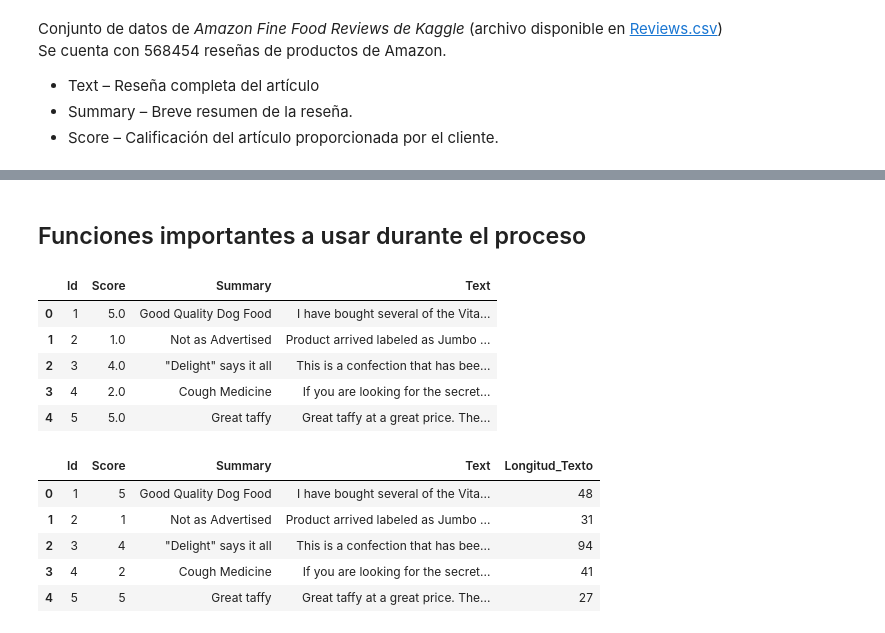
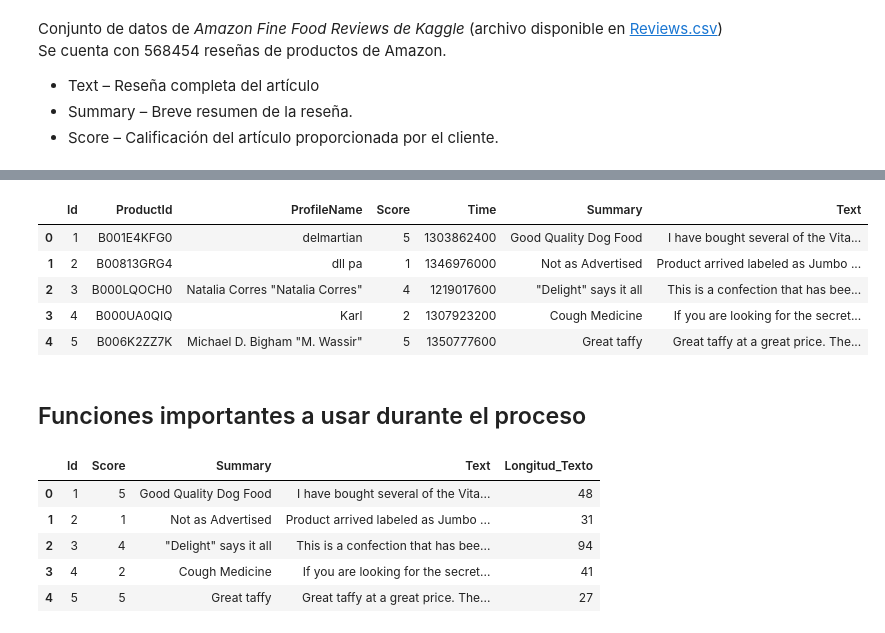
Before and after one commit to ednavivianasegura/Curso_PLN, a Jupyter notebook: PLN_EDNA.ipynb, the cells around one changed output, grey strips where cells are left out. Drawn from its saved outputs; the diff is of its cells as text; code cells hidden in the pictures.

```diff
--- a/PLN_EDNA.ipynb
+++ b/PLN_EDNA.ipynb
@@ -87,3 +118,14 @@ import numpy as np
+# %%
+# @title
+df.columns
+display(df.loc[:,['Id', 'ProductId', 'ProfileName', 'Score', 'Time', 'Summary', 'Text']].head())
+# %% [output]
+|  | Id | ProductId | ProfileName | Score | Time | Summary | Text |
+| 0 | 1 | B001E4KFG0 | delmartian | 5 | 1303862400 | Good Quality Dog Food | I have bought several of the Vita... |
+| 1 | 2 | B00813GRG4 | dll pa | 1 | 1346976000 | Not as Advertised | Product arrived labeled as Jumbo ... |
+| 2 | 3 | B000LQOCH0 | Natalia Corres "Natalia Corres" | 4 | 1219017600 | "Delight" says it all | This is a confection that has bee... |
+| 3 | 4 | B000UA0QIQ | Karl | 2 | 1307923200 | Cough Medicine | If you are looking for the secret... |
+| 4 | 5 | B006K2ZZ7K | Michael D. Bigham "M. Wassir" | 5 | 1350777600 | Great taffy | Great taffy at a great price. The... |
 # %% [markdown]
 ## Funciones importantes a usar durante el proceso
 # %%
@@ -102,16 +145,4 @@ def group_by_sturges(df, column):
 def marca_de_clase(intervalo):
     limite_inferior, limite_superior = map(float, intervalo.strip("[]()").split('-'))
     return (limite_inferior + limite_superior) / 2
-# %%
-df = pd.read_csv('/content/Curso_PLN/Reviews.csv')
-# df.head()
-df2=df.loc[:6,['Id','Score', 'Summary', 'Text']]
-df2.head()
-# %% [output]
-|  | Id | Score | Summary | Text |
-| 0 | 1 | 5.0 | Good Quality Dog Food | I have bought several of the Vita... |
-| 1 | 2 | 1.0 | Not as Advertised | Product arrived labeled as Jumbo ... |
-| 2 | 3 | 4.0 | "Delight" says it all | This is a confection that has bee... |
-| 3 | 4 | 2.0 | Cough Medicine | If you are looking for the secret... |
-| 4 | 5 | 5.0 | Great taffy | Great taffy at a great price. The... |
 # %%
```
Also changed, not shown: parts of 41 cells of this notebook.
